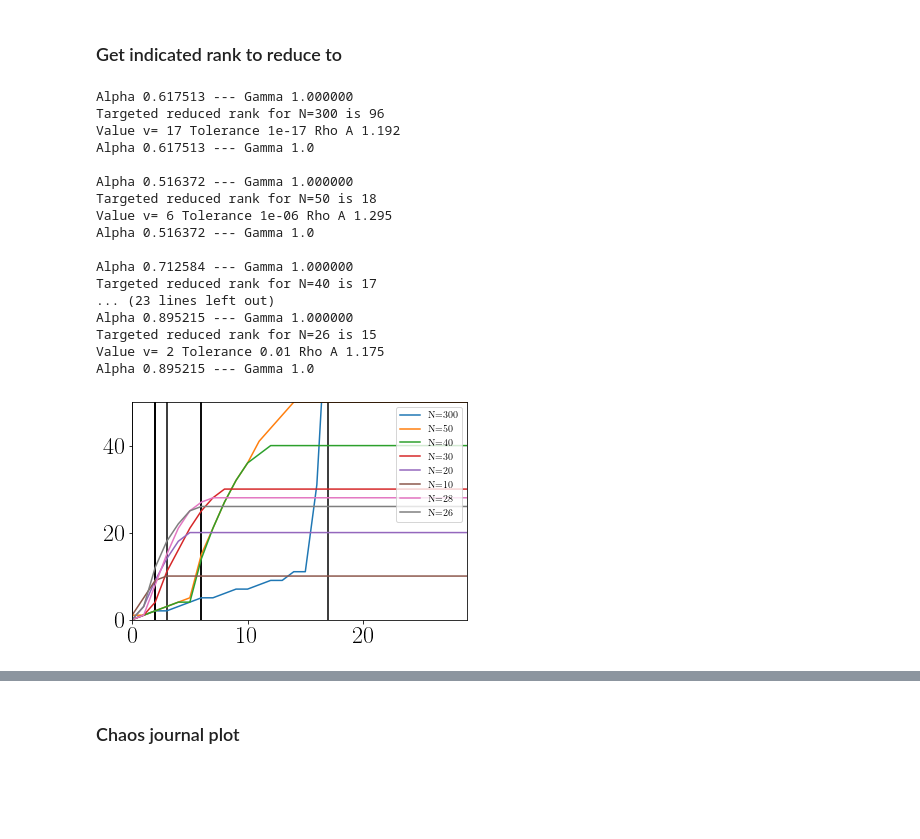
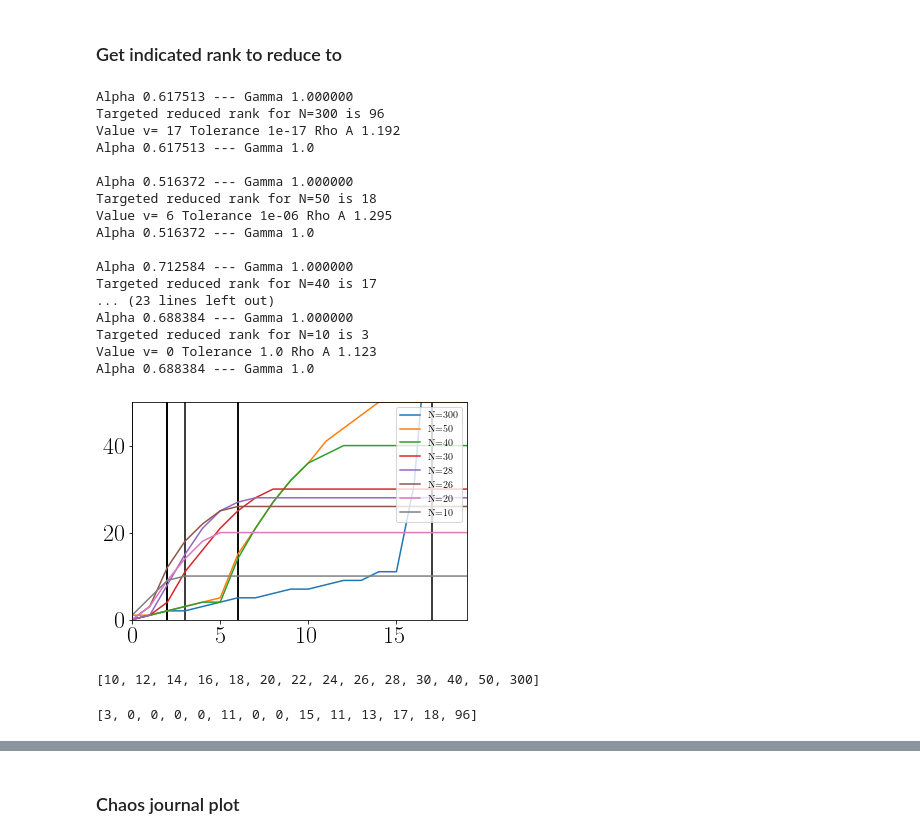
Before and after one commit to BrianWhiteaker/ChaosESN, a Jupyter notebook: NoGamma/outputL3D.ipynb, the cells around one changed output, grey strips where cells are left out. Cells and saved outputs as stored; diff of their text form; code cells hidden in the pictures; blank space fills up the shorter version.

Commit message:
plotting rank behavior

```diff
--- a/NoGamma/outputL3D.ipynb
+++ b/NoGamma/outputL3D.ipynb
@@ -183,14 +203,17 @@ dict_models = {**dict_models, **dict_models_sm}
 # %% [markdown]
 ### 2D plots
 # %%
-size = [300, 50, 40, 30, 20, 10, 28, 26, 24]
+size = [300, 50, 40, 30, 28, 26, 24, 22, 20, 18, 16, 14, 12,10]
 variable = ['X','Y','Z']
 
 Nplots = len(size)
 
 for n in range(Nplots):
-    count  = dict_diag[str(size[n])]['numModels']
-    if(count == 0):
+    try:
+        count  = dict_diag[str(size[n])]['numModels']
+    except:
+        count = 0
+    if((count == 0) or (count == None)):
         continue
     preds = np.array(dict_models[str(size[n])]['Preds'])
     fig, ax = plt.subplots(3, figsize=(10,8), sharex=True)
@@ -251,16 +274,24 @@ def rank_curve(cplus, tols):
     for i in tols:
         rank_tols.append(rca.rank(cplus, i))
     return np.array(rank_tols)
-
+#def test():
+all_ranks = []
 K = 3
 L = 3
-tols = [1/10**x for x in range(0,30)]
+tols = [1/10**x for x in range(0,20)]
 plt.figure()
 for n in size:
+    #pdb.set_trace()
     n = str(n)
-    count  = dict_diag[str(n)]['numModels']
-    if(count == 0):
+    try:
+        count  = dict_diag[n]['numModels']
+    except KeyError:
+        count = 0
+
+    if(not count):
+        all_ranks.append(0)
         continue
+
     mat = np.array(dict_models[n]['Wnet'])
     Wr, Wi = rca.get_mats(None, K,int(n), matrix=mat)
     # params [alpha, spectralradius, gamma, ri, rr, loss]
@@ -275,35 +306,45 @@ for n in size:
     Cn = np.nan_to_num(rca.reachable_matrix(A,B))
     if(K != 3): # Square Cn
         Cn = Cn/np.max(np.abs(rca.eig_spectrum(Cn)))
     else:            # Non-square Cn
         Cn = Cn/np.max(np.abs(np.linalg.svd(Cn, compute_uv=False)))
 
     rkc = rank_curve(Cn, tols)
     v = np.argmax(np.gradient(rkc))
     plt.plot(rkc, label=f'N={n}')
     plt.vlines([v],0,50, color='k')
     ave_rank = (rkc[v]+rkc[v+1])//2
     print(f'Targeted reduced rank for N={n} is {ave_rank}\nValue v= {v} Tolerance {tols[v]} Rho A {rhoA.round(3)}')
     print(f'Alpha {a:3f} --- Gamma {g}\n')
+    all_ranks.append(ave_rank)
 plt.legend(loc='upper right')
 plt.ylim(0,50)
 plt.show()
+#test()
 # %% [output]
 Alpha 0.617513 --- Gamma 1.000000
 Targeted reduced rank for N=300 is 96
 Value v= 17 Tolerance 1e-17 Rho A 1.192
 Alpha 0.617513 --- Gamma 1.0
 
 Alpha 0.516372 --- Gamma 1.000000
 Targeted reduced rank for N=50 is 18
 Value v= 6 Tolerance 1e-06 Rho A 1.295
 Alpha 0.516372 --- Gamma 1.0
 
 Alpha 0.712584 --- Gamma 1.000000
 Targeted reduced rank for N=40 is 17
 ... (23 lines left out)
-Alpha 0.895215 --- Gamma 1.000000
-Targeted reduced rank for N=26 is 15
-Value v= 2 Tolerance 0.01 Rho A 1.175
-Alpha 0.895215 --- Gamma 1.0
+Alpha 0.688384 --- Gamma 1.000000
+Targeted reduced rank for N=10 is 3
+Value v= 0 Tolerance 1.0 Rho A 1.123
+Alpha 0.688384 --- Gamma 1.0
-[figure, old version]
+[figure, new version]
+# %%
+size[::-1]
+# %% [output]
+[10, 12, 14, 16, 18, 20, 22, 24, 26, 28, 30, 40, 50, 300]
+# %%
+all_ranks[::-1]
+# %% [output]
+[3, 0, 0, 0, 0, 11, 0, 0, 15, 11, 13, 17, 18, 96]
```
Also changed, not shown: parts of 8 cells of this notebook, 3 other files.
